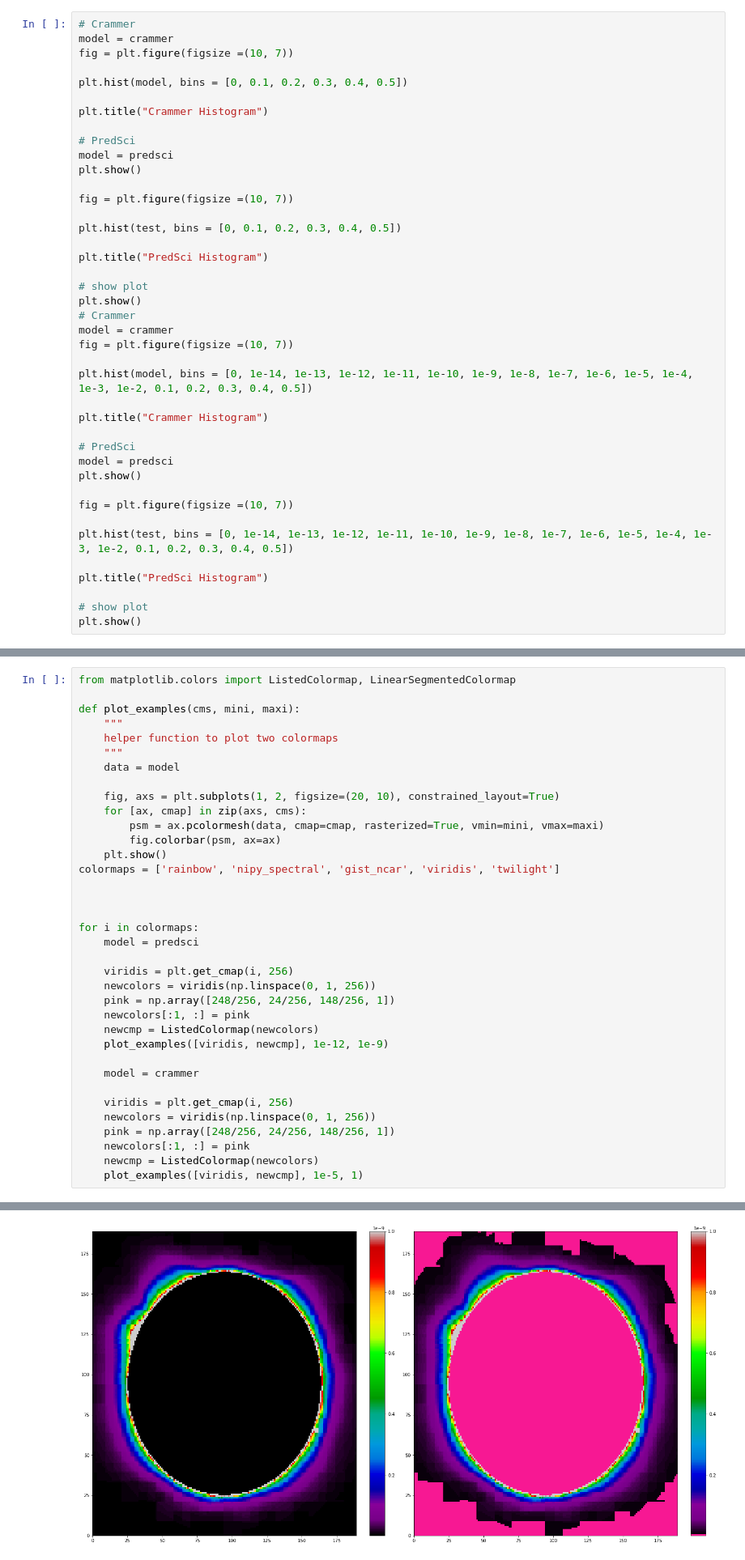
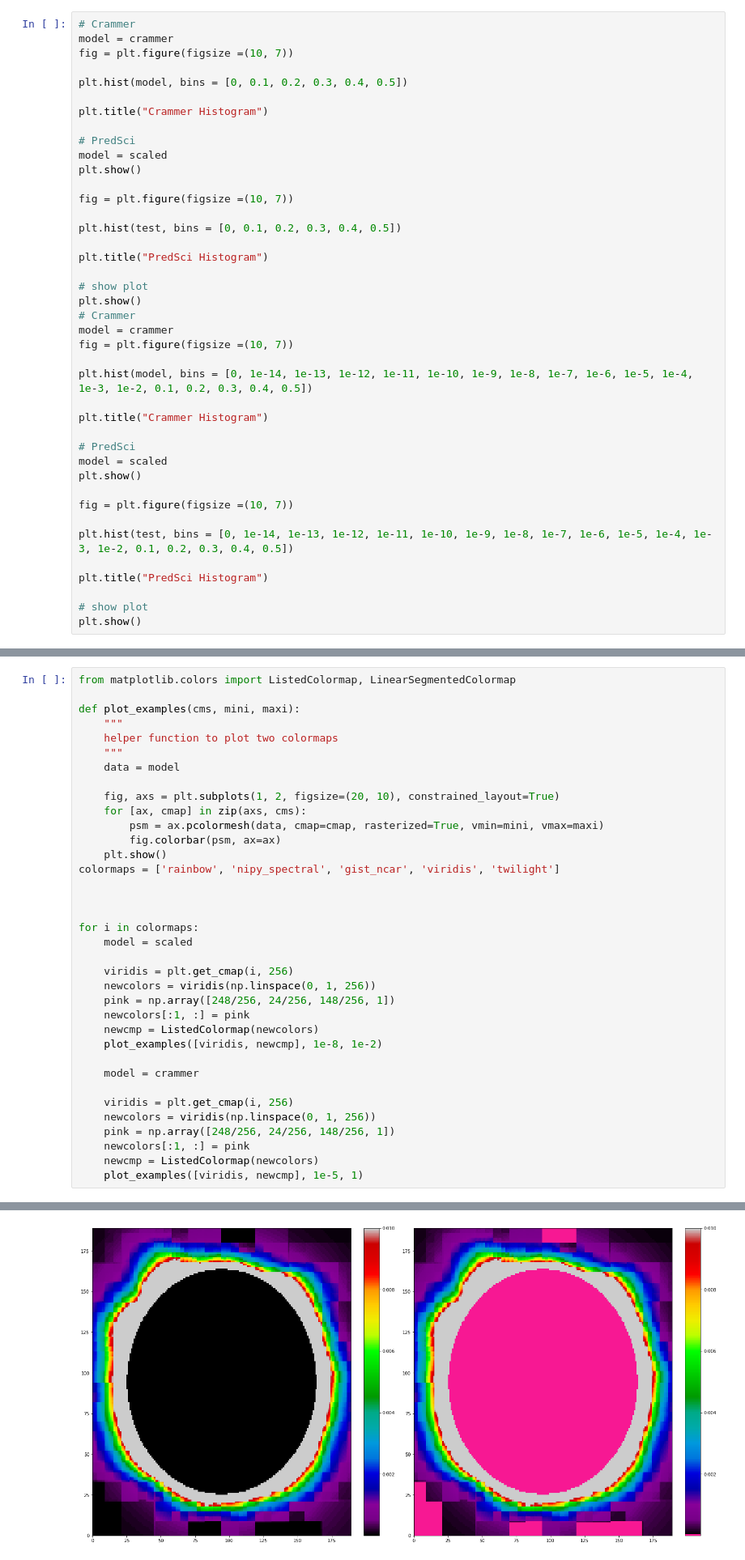
Before and after one commit to aliciavr/thomsonpy, a Jupyter notebook: src/thomsonpy/data_management/octree/solar_imager.ipynb, the cells around one changed output, grey strips where cells are left out. Shown at 81% size. Saved outputs shown, nothing was run; the diff lists cells and outputs as text.

Commit message:
Last error fixed: needs a 1e8 scale factor.

```diff
--- a/src/thomsonpy/data_management/octree/solar_imager.ipynb
+++ b/src/thomsonpy/data_management/octree/solar_imager.ipynb
@@ -316,7 +298,7 @@ plt.hist(model, bins = [0, 0.1, 0.2, 0.3, 0.4, 0.5])
 plt.title("Crammer Histogram")
 
 # PredSci
-model = predsci
+model = scaled
 plt.show()
 
 fig = plt.figure(figsize =(10, 7))
@@ -336,7 +318,7 @@ plt.hist(model, bins = [0, 1e-14, 1e-13, 1e-12, 1e-11, 1e-10, 1e-9, 1e-8, 1e-7,
 plt.title("Crammer Histogram")
 
 # PredSci
-model = predsci
+model = scaled
 plt.show()
 
 fig = plt.figure(figsize =(10, 7))
@@ -371,14 +353,14 @@ colormaps = ['rainbow', 'nipy_spectral', 'gist_ncar', 'viridis', 'twilight']
 
 
 for i in colormaps:
-    model = predsci
+    model = scaled
 
     viridis = plt.get_cmap(i, 256)
     newcolors = viridis(np.linspace(0, 1, 256))
     pink = np.array([248/256, 24/256, 148/256, 1])
     newcolors[:1, :] = pink
     newcmp = ListedColormap(newcolors)
-    plot_examples([viridis, newcmp], 1e-12, 1e-9)
+    plot_examples([viridis, newcmp], 1e-8, 1e-2)
 
     model = crammer
 
@@ -393,3 +375,3 @@ for i in colormaps:
 [figure]
-[figure, old version]
+[figure, new version]
 [figure]
```
Also changed, not shown: parts of 5 cells of this notebook, 2 other files.
